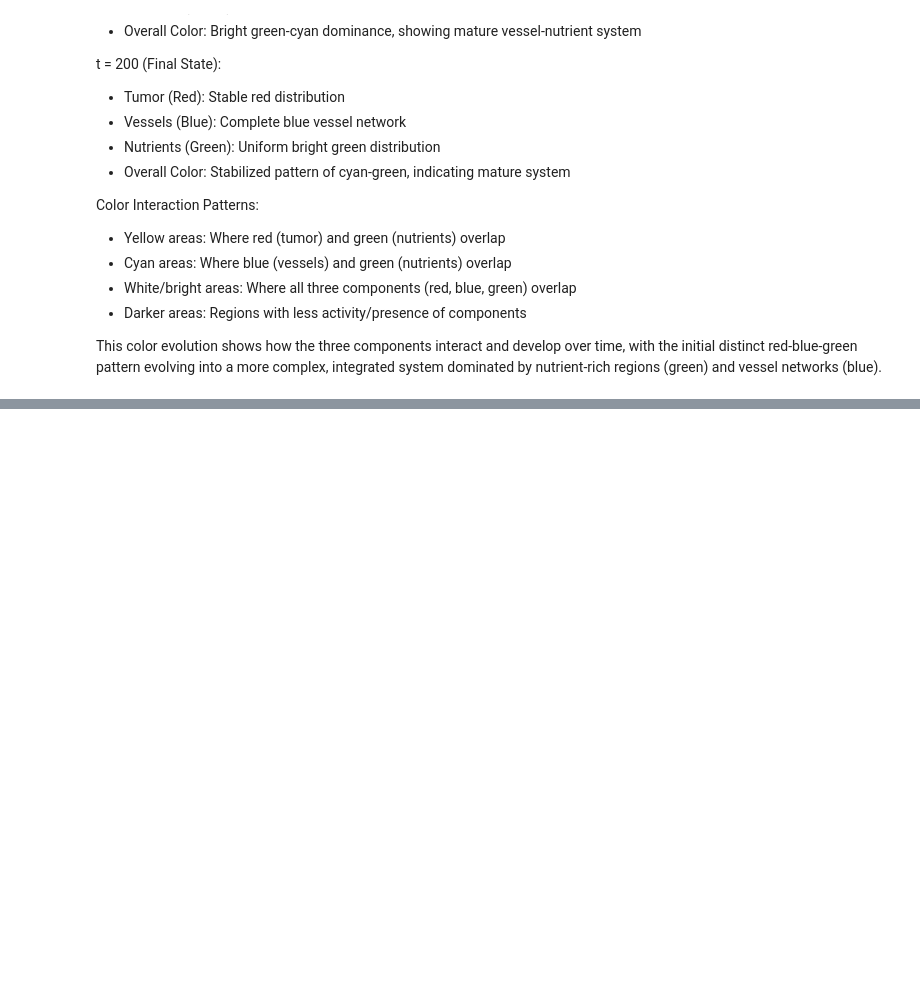
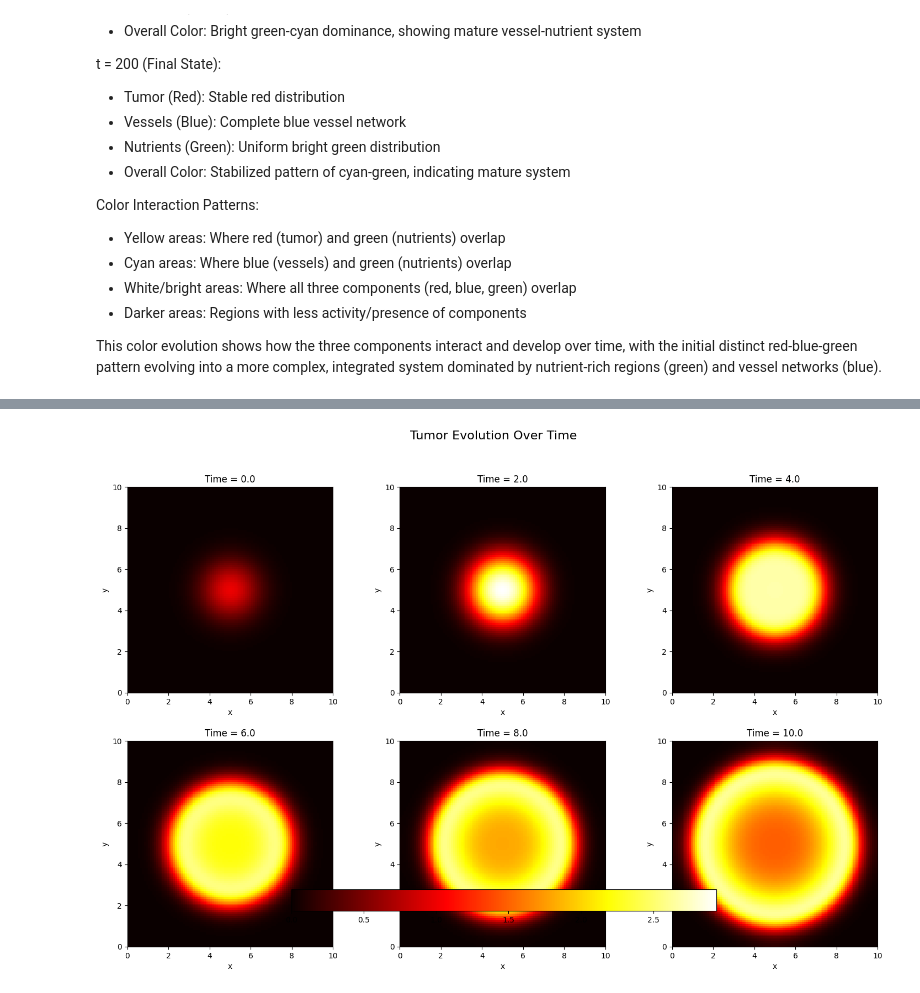
Before and after one commit to MMIV-ML/BMED365-2025, a Jupyter notebook: Lab5-Comp-Mod/notebooks/02-tumor-growth.ipynb, the cells around one changed output, grey strips where cells are left out. Saved outputs shown, nothing was run; the diff lists cells and outputs as text; code cells hidden in the pictures; blank space fills up the shorter version.

```diff
--- a/Lab5-Comp-Mod/notebooks/02-tumor-growth.ipynb
+++ b/Lab5-Comp-Mod/notebooks/02-tumor-growth.ipynb
@@ -357,0 +754,84 @@ This color evolution shows how the three components interact and develop over ti
+# %%
+
+import numpy as np
+import matplotlib.pyplot as plt
+from scipy.ndimage import gaussian_filter
+
+# Parameters
+L = 10.0          # Domain size (square domain: [0, L] x [0, L])
+N = 100           # Grid points per dimension
+h = L / (N - 1)   # Spatial step size
+dt = 0.01         # Time step size
+T = 10.0          # Total simulation time
+num_steps = int(T / dt)
+save_interval = 200  # Save every 200 steps (every 2 time units)
+
+D_u = 0.01        # Tumor diffusion coefficient
+D_v = 0.1         # Nutrient diffusion coefficient
+r = 1.0           # Tumor growth rate
+k = 0.1           # Nutrient half-saturation constant
+mu = 0.1          # Tumor death rate
+sigma = 1.0       # Nutrient consumption rate
+v_0 = 1.0         # Nutrient boundary concentration
+sigma_gauss = 1.0 # Standard deviation for initial tumor Gaussian
+
+# Create 2D grid
+x = np.linspace(0, L, N)
+y = np.linspace(0, L, N)
+X, Y = np.meshgrid(x, y)
+
+# Initial conditions
+u = np.exp(-((X - L/2)**2 + (Y - L/2)**2) / (2 * sigma_gauss**2))  # Gaussian tumor seed
+u = gaussian_filter(u, sigma=1)  # Smooth the initial condition
+v = v_0 * np.ones((N, N))        # Uniform nutrient concentration
+
+# Store snapshots of tumor density
+u_snapshots = [u.copy()]  # Save initial state
+
+# Simulation loop
+for n in range(num_steps):
+    # Compute Laplacian for u with no-flux boundaries
+    lap_u = (np.roll(u, 1, axis=0) + np.roll(u, -1, axis=0) +
+             np.roll(u, 1, axis=1) + np.roll(u, -1, axis=1) - 4 * u) / h**2
+    # Correct boundaries for no-flux condition
+    lap_u[0, :] += (u[1, :] - u[-1, :]) / h**2
+    lap_u[-1, :] += (u[-2, :] - u[0, :]) / h**2
+    lap_u[:, 0] += (u[:, 1] - u[:, -1]) / h**2
+    lap_u[:, -1] += (u[:, -2] - u[:, 0]) / h**2
+
+    # Reaction terms
+    f = r * u * v / (v + k) - mu * u  # Tumor growth and death
+    g = -sigma * u * v                # Nutrient consumption
+
+    # Update u (entire grid, since no-flux boundaries are handled in lap_u)
+    u += dt * (D_u * lap_u + f)
+
+    # Compute Laplacian for v
+    lap_v = (np.roll(v, 1, axis=0) + np.roll(v, -1, axis=0) +
+             np.roll(v, 1, axis=1) + np.roll(v, -1, axis=1) - 4 * v) / h**2
+
+    # Update v (interior only, boundaries remain v_0)
+    v[1:-1, 1:-1] += dt * (D_v * lap_v[1:-1, 1:-1] + g[1:-1, 1:-1])
+
+    # Save snapshot every save_interval steps
+    if (n + 1) % save_interval == 0:
+        u_snapshots.append(u.copy())
+
+# Plotting
+fig, axs = plt.subplots(2, 3, figsize=(15, 10))
+max_u = max(np.max(u) for u in u_snapshots)  # Global maximum for consistent color scale
+for i in range(6):
+    row = i // 3
+    col = i % 3
+    ax = axs[row, col]
+    im = ax.imshow(u_snapshots[i], cmap='hot', origin='lower', extent=[0, L, 0, L],
+                   vmin=0, vmax=max_u)
+    ax.set_title(f'Time = {i * 2:.1f}')
+    ax.set_xlabel('x')
+    ax.set_ylabel('y')
+fig.colorbar(im, ax=axs.ravel().tolist(), orientation='horizontal', fraction=0.05, pad=0.05)
+plt.suptitle('Tumor Evolution Over Time', fontsize=16)
+plt.tight_layout(rect=[0, 0.03, 1, 0.95])
+plt.show()
+# %% [output]
+[figure, added]
```
Also changed, not shown: parts of 10 cells of this notebook, 1 other file.
